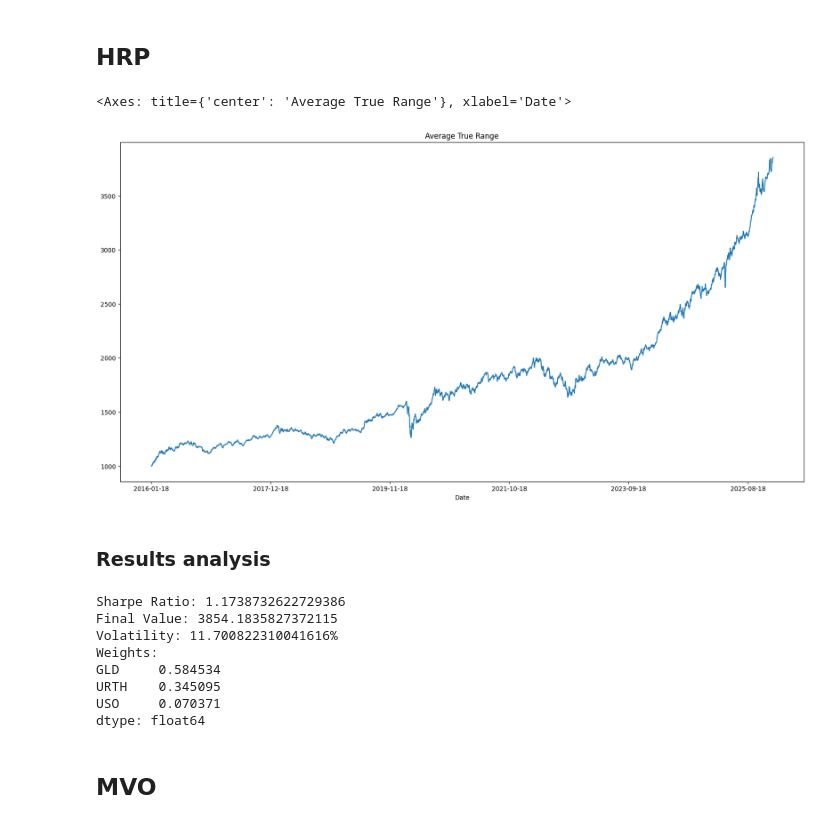
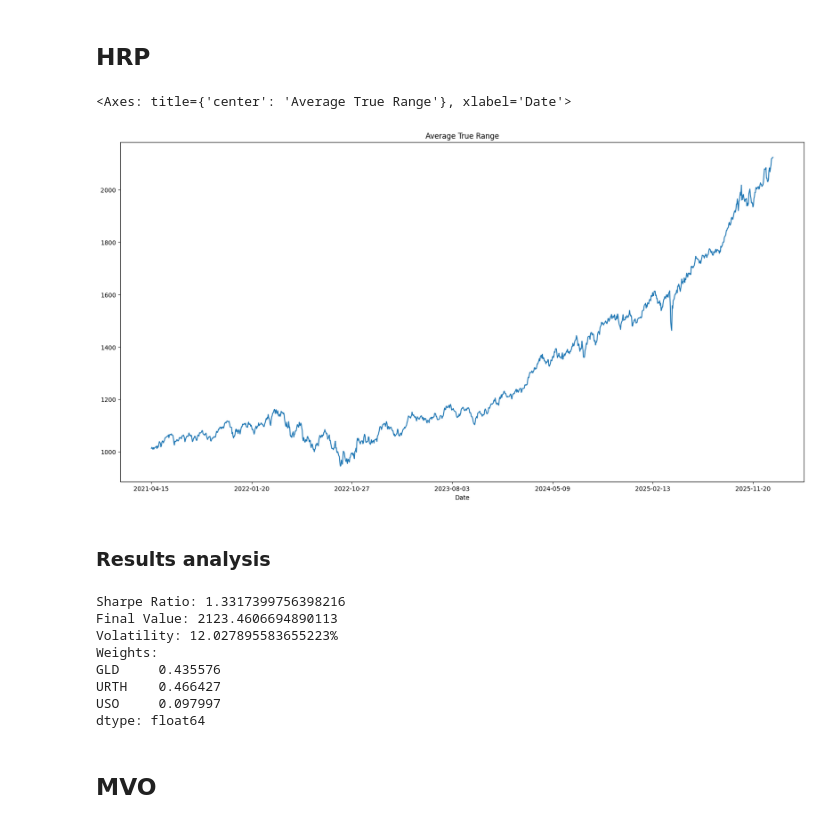
Before and after one commit to Henix212/OptiFolio, a Jupyter notebook: notebook/statModels.ipynb, the cells around one changed output. Cells and saved outputs as stored; diff of their text form; code cells hidden in the pictures.

```diff
--- a/notebook/statModels.ipynb
+++ b/notebook/statModels.ipynb
@@ -127,30 +128,30 @@ def optimize_mcvar(returns, confidence_level=0.95):
 # %% [markdown]
 ## HRP
 # %%
-hrp_for_returns = pd.read_csv("../data/returns/data_returns.csv", index_col="Date")
+hrp_for_returns = pd.read_csv("../data/returns/data_returns.csv", index_col="Date").loc["2017-04-17":]
 
 hrp_corr = hrp_for_returns.corr()
 hrp_cov = hrp_for_returns.cov()
 
 portfolio_value = initial_amout
 
 corr_distance = np.sqrt((1-hrp_corr)*0.5)
 dist_condensed = squareform(corr_distance.values)
 link = linkage(dist_condensed, 'single')
 sort_ix = get_quasi_diag(link)
 sort_ix = hrp_for_returns.columns[sort_ix]
 hrp_weights = get_rec_bipart(hrp_cov, sort_ix)
 hrp_weights = hrp_weights.sort_index()
 
 hrp_returns = (hrp_for_returns * hrp_weights).sum(axis=1)
 
 hrp_evolution = portfolio_value * (1 + hrp_returns).cumprod()
 hrp_final_value = portfolio_value * (1 + hrp_returns).prod()
 
 hrp_evolution.plot(title="Average True Range", figsize=(20,10))
 # %% [output]
 <Axes: title={'center': 'Average True Range'}, xlabel='Date'>
-[figure, old version]
+[figure, new version]
 # %% [markdown]
 ### Results analysis
 # %%
@@ -159,13 +160,13 @@ hrp_sharpe_ratio = sharpe_ratio(hrp_returns)
 
 print(f"Sharpe Ratio: {hrp_sharpe_ratio}\nFinal Value: {hrp_final_value}\nVolatility: {hrp_vol_annual*100}%\nWeights:\n{hrp_weights}")
 # %% [output]
-Sharpe Ratio: 1.1738732622729386
-Final Value: 3854.1835827372115
-Volatility: 11.700822310041616%
+Sharpe Ratio: 1.3317399756398216
+Final Value: 2123.4606694890113
+Volatility: 12.027895583655223%
 Weights:
-GLD     0.584534
-URTH    0.345095
-USO     0.070371
+GLD     0.435576
+URTH    0.466427
+USO     0.097997
 dtype: float64
 # %% [markdown]
 ## MVO
```
Also changed, not shown: parts of 7 cells of this notebook, 7 other files.
